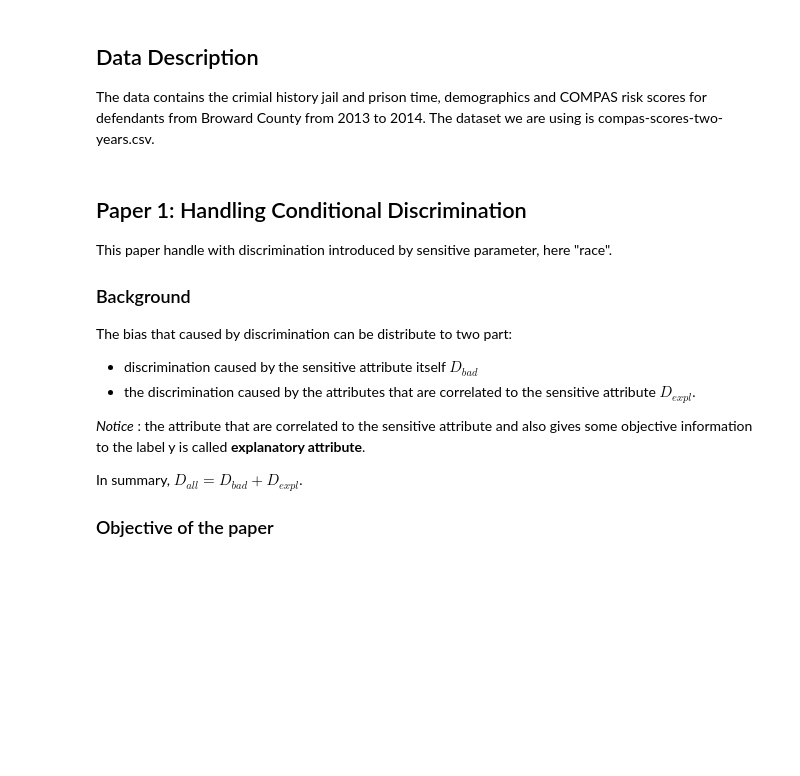
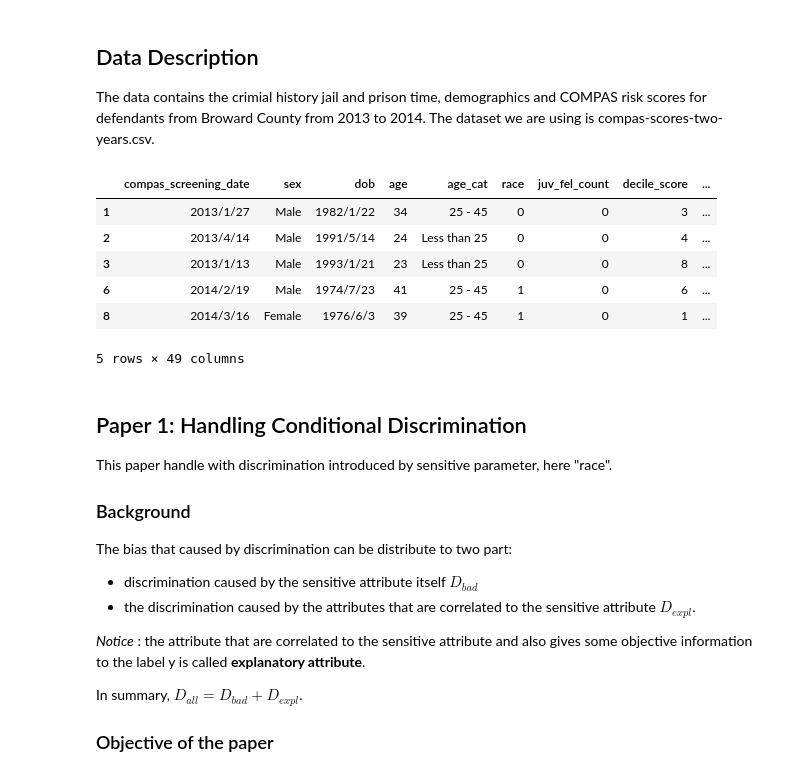
Before and after one commit to helenahxj/Project4-MachineLearningFairness-Group5, a Jupyter notebook: output/Group5_code.ipynb, the cells around one changed output. Drawn from its saved outputs; the diff is of its cells as text; code cells hidden in the pictures; blank space fills up the shorter version.

```diff
--- a/output/Group5_code.ipynb
+++ b/output/Group5_code.ipynb
@@ -19,6 +20,16 @@ df["race"] = np.where(df["race"] == "African-American", 0, 1)
 ## We clean up the data such that some attribute that is clearly independent
 ## with the two_year_recid, ie. name, id
 df.drop(["id", "name", "first", "last"], axis = 1, inplace=True)
+# %%
+df.head(5)
+# %% [output]
+|  | compas_screening_date | sex | dob | age | age_cat | race | juv_fel_count | decile_score | ... |
+| 1 | 2013/1/27 | Male | 1982/1/22 | 34 | 25 - 45 | 0 | 0 | 3 | ... |
+| 2 | 2013/4/14 | Male | 1991/5/14 | 24 | Less than 25 | 0 | 0 | 4 | ... |
+| 3 | 2013/1/13 | Male | 1993/1/21 | 23 | Less than 25 | 0 | 0 | 8 | ... |
+| 6 | 2014/2/19 | Male | 1974/7/23 | 41 | 25 - 45 | 1 | 0 | 6 | ... |
+| 8 | 2014/3/16 | Female | 1976/6/3 | 39 | 25 - 45 | 1 | 0 | 1 | ... |
+5 rows × 49 columns
 # %% [markdown]
 ## Paper 1: Handling Conditional Discrimination
 
```
Also changed, not shown: parts of 6 cells of this notebook, 1 other file.
